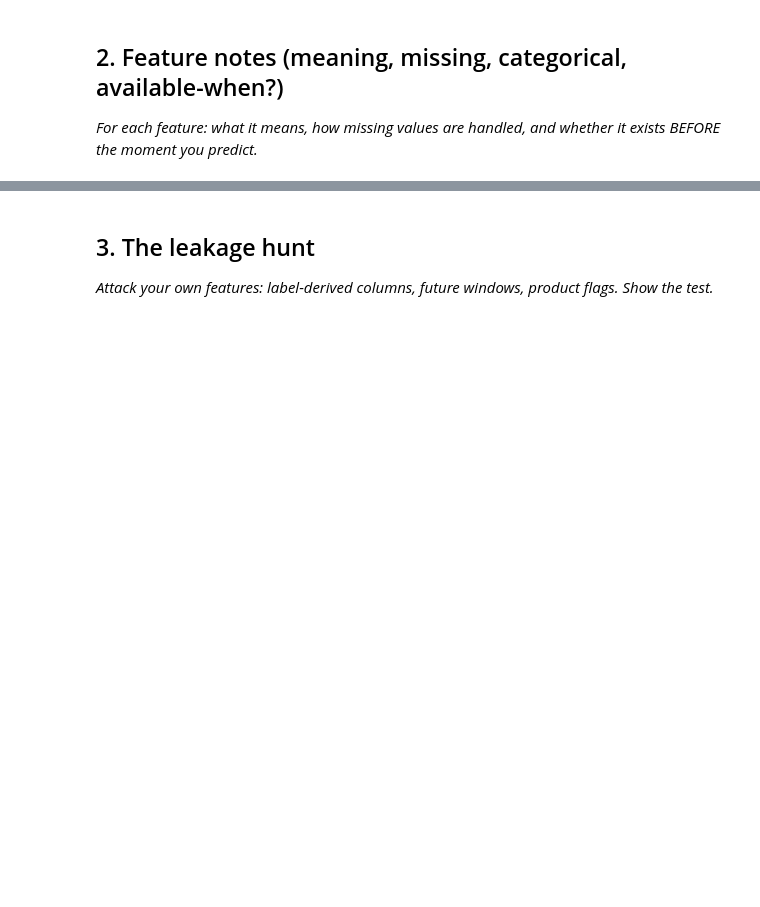
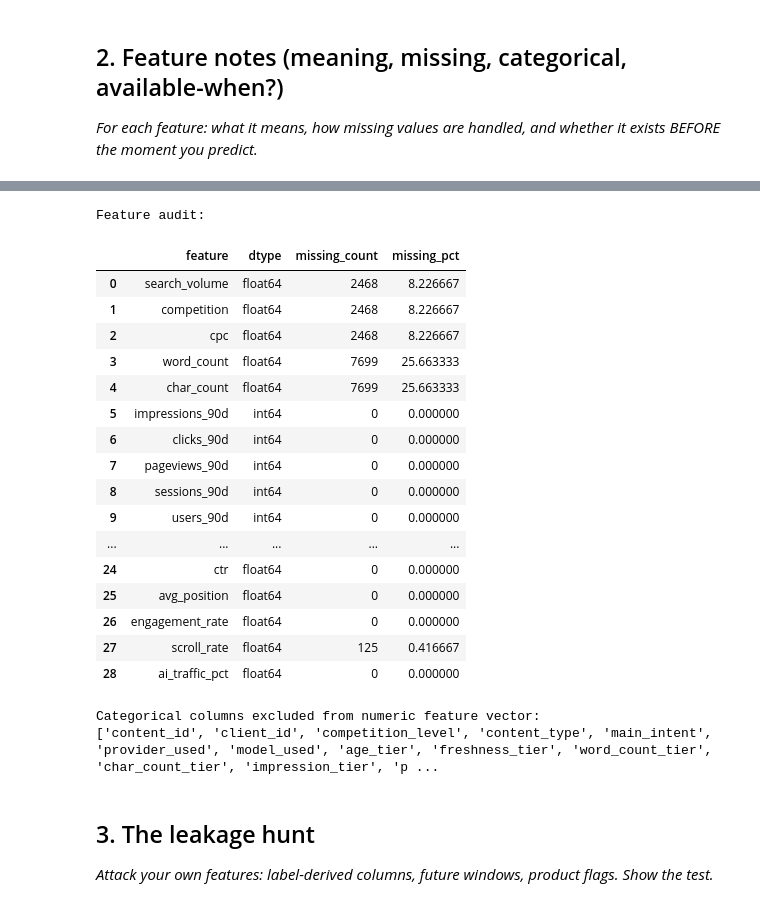
Before and after one commit to fatimaali123-ai/flyrank-internship, a Jupyter notebook: work/notebooks/w03_feature_leakage_check.ipynb, the cells around one changed output, grey strips where cells are left out. Saved outputs shown, nothing was run; the diff lists cells and outputs as text; code cells hidden in the pictures; blank space fills up the shorter version.

Commit message:
Complete Week 3 feature leakage and privacy audit

```diff
--- a/work/notebooks/w03_feature_leakage_check.ipynb
+++ b/work/notebooks/w03_feature_leakage_check.ipynb
@@ -23,3 +95,40 @@ This skeleton is yours to fill. Work the sections **in order** — each one has
+# %%
+# Feature availability and missing-value audit
+
+feature_notes = pd.DataFrame({
+    "feature": feature_cols,
+    "dtype": [df[c].dtype for c in feature_cols],
+    "missing_count": [df[c].isna().sum() for c in feature_cols],
+    "missing_pct": [df[c].isna().mean() * 100 for c in feature_cols],
+})
+
+print("Feature audit:")
+display(feature_notes)
+
+print("\nCategorical columns excluded from numeric feature vector:")
+categorical_cols = df.select_dtypes(exclude=[np.number]).columns.tolist()
+print(categorical_cols)
+# %% [output]
+Feature audit:
+|  | feature | dtype | missing_count | missing_pct |
+| 0 | search_volume | float64 | 2468 | 8.226667 |
+| 1 | competition | float64 | 2468 | 8.226667 |
+| 2 | cpc | float64 | 2468 | 8.226667 |
+| 3 | word_count | float64 | 7699 | 25.663333 |
+| 4 | char_count | float64 | 7699 | 25.663333 |
+| 5 | impressions_90d | int64 | 0 | 0.000000 |
+| 6 | clicks_90d | int64 | 0 | 0.000000 |
+| 7 | pageviews_90d | int64 | 0 | 0.000000 |
+| 8 | sessions_90d | int64 | 0 | 0.000000 |
+| 9 | users_90d | int64 | 0 | 0.000000 |
+| ... | ... | ... | ... | ... |
+| 24 | ctr | float64 | 0 | 0.000000 |
+| 25 | avg_position | float64 | 0 | 0.000000 |
+| 26 | engagement_rate | float64 | 0 | 0.000000 |
+| 27 | scroll_rate | float64 | 125 | 0.416667 |
+| 28 | ai_traffic_pct | float64 | 0 | 0.000000 |
+Categorical columns excluded from numeric feature vector:
+['content_id', 'client_id', 'competition_level', 'content_type', 'main_intent', 'provider_used', 'model_used', 'age_tier', 'freshness_tier', 'word_count_tier', 'char_count_tier', 'impression_tier', 'p ...
 # %% [markdown]
 ## 3. The leakage hunt
 
```
Also changed, not shown: parts of 12 cells of this notebook.
